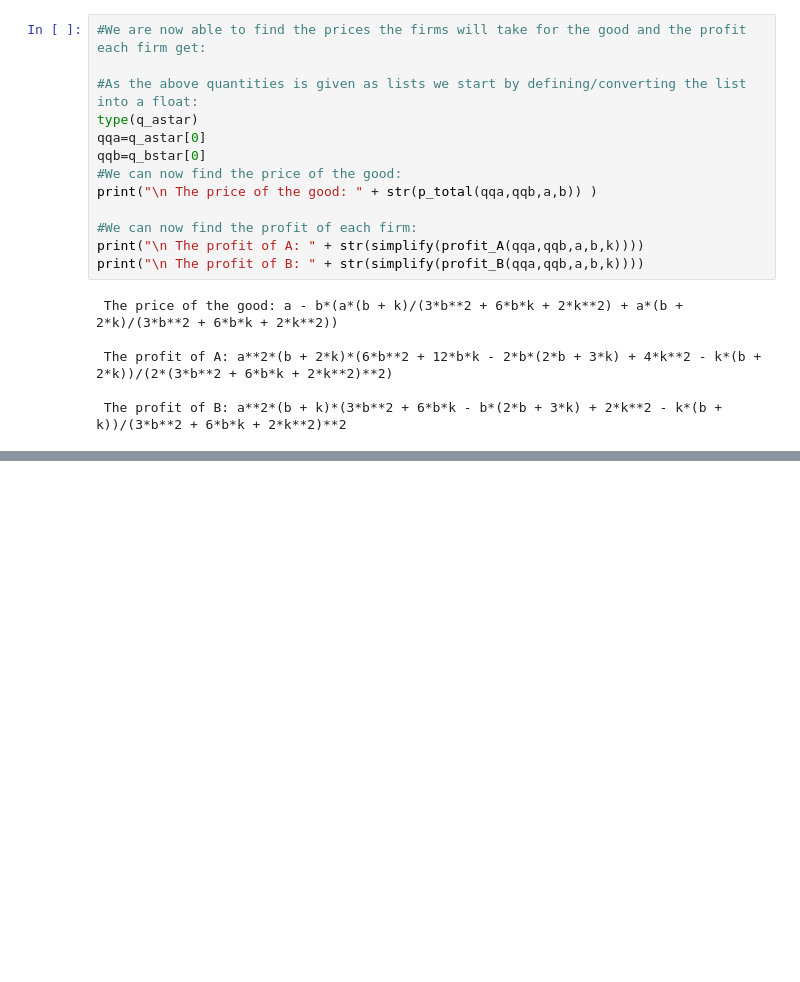
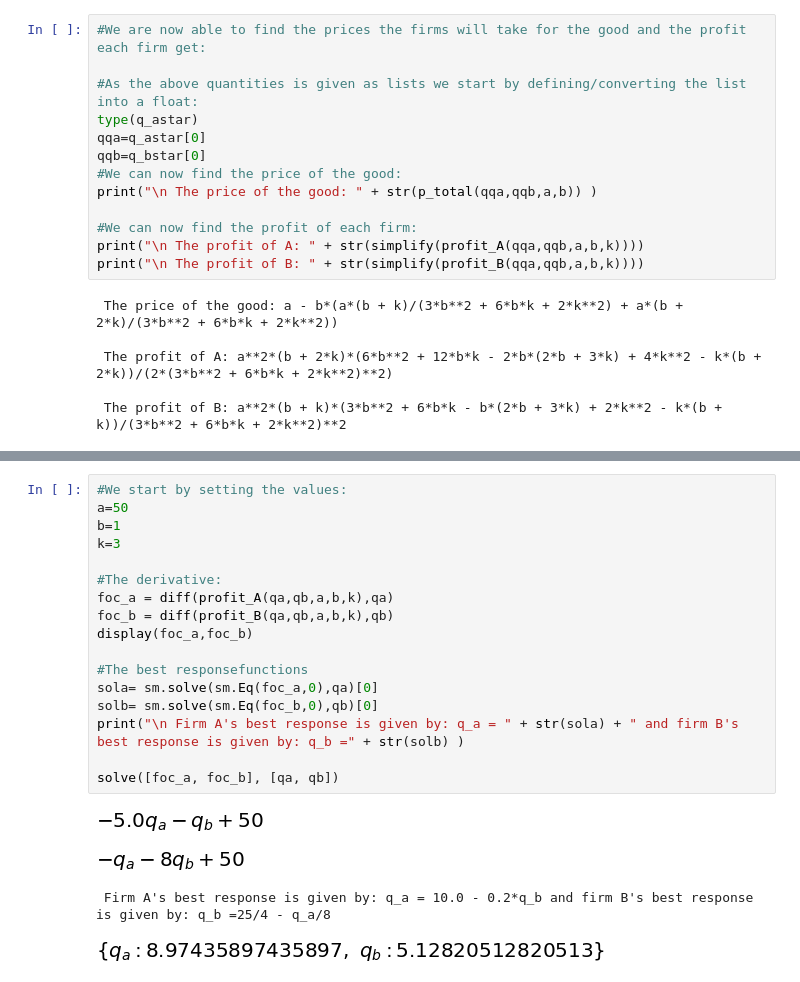
Before and after one commit to Rapyki/projects-2020-slangerne, a Jupyter notebook: modelproject/modelproject_final.ipynb, the cells around one changed output, grey strips where cells are left out. Cells and saved outputs as stored; diff of their text form; blank space fills up the shorter version.

```diff
--- a/modelproject/modelproject_final.ipynb
+++ b/modelproject/modelproject_final.ipynb
@@ -101,0 +134,22 @@ print("\n The profit of B: " + str(simplify(profit_B(qqa,qqb,a,b,k))))
+# %%
+#We start by setting the values:
+a=50
+b=1
+k=3
+
+#The derivative:
+foc_a = diff(profit_A(qa,qb,a,b,k),qa)
+foc_b = diff(profit_B(qa,qb,a,b,k),qb)
+display(foc_a,foc_b)
+
+#The best responsefunctions
+sola= sm.solve(sm.Eq(foc_a,0),qa)[0]
+solb= sm.solve(sm.Eq(foc_b,0),qb)[0]
+print("\n Firm A's best response is given by: q_a = " + str(sola) + " and firm B's best response is given by: q_b =" + str(solb) )
+
+solve([foc_a, foc_b], [qa, qb])
+# %% [output]
+[figure, added]
+[figure, added]
+ Firm A's best response is given by: q_a = 10.0 - 0.2*q_b and firm B's best response is given by: q_b =25/4 - q_a/8
+[figure, added]
```
Also changed, not shown: parts of 15 cells of this notebook, 1 other file.
